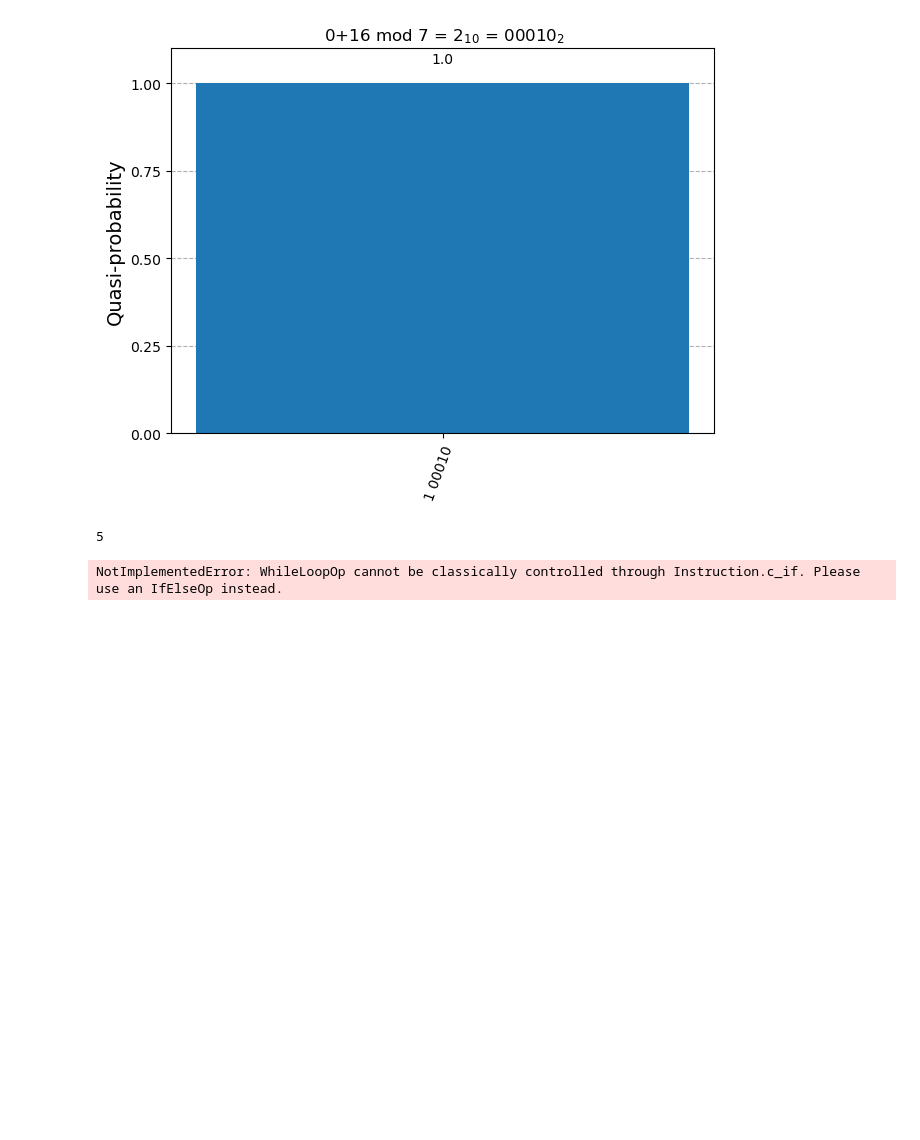
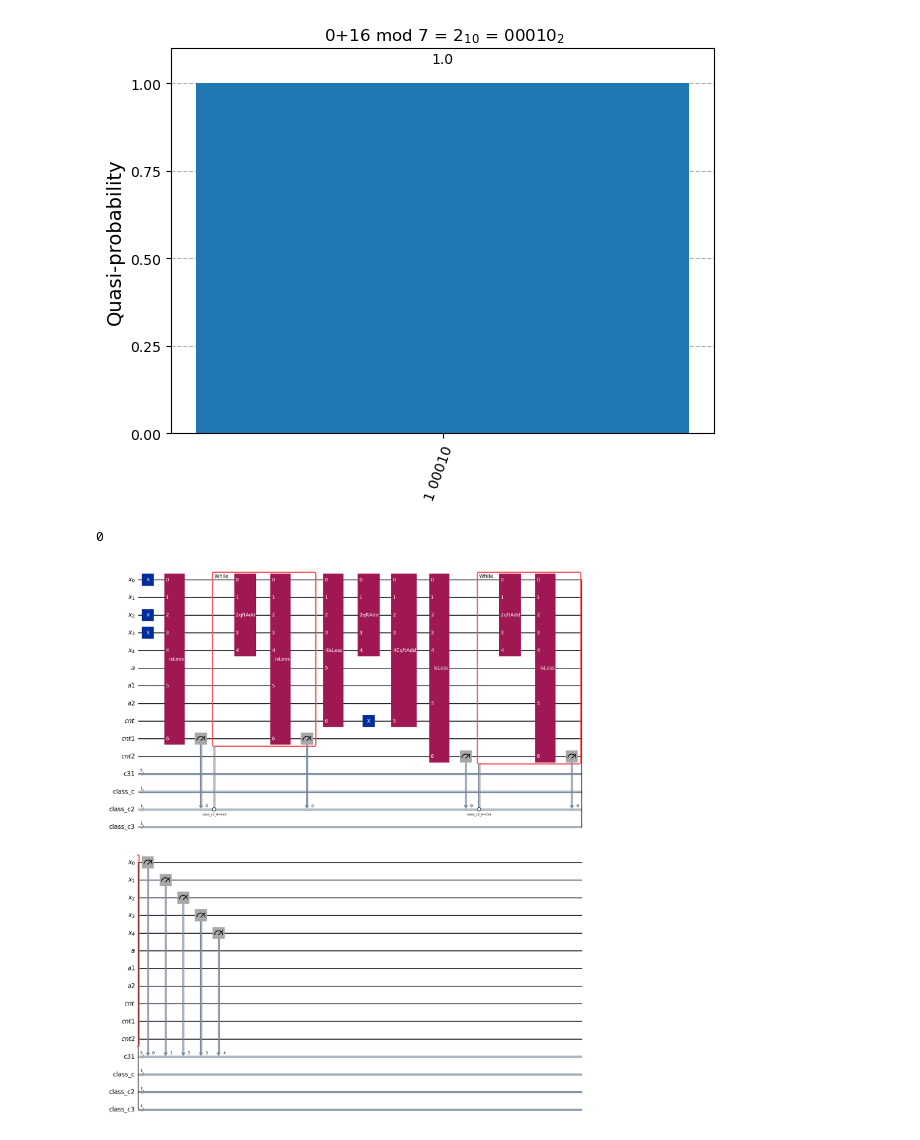
Before and after one commit to BenediktAuer/QC, a Jupyter notebook: Sheet 7/7.2 copy 2.ipynb, the cells around one changed output. Cells and saved outputs as stored; diff of their text form; code cells hidden in the pictures; blank space fills up the shorter version.

```diff
--- a/Sheet 7/7.2 copy 2.ipynb
+++ b/Sheet 7/7.2 copy 2.ipynb
@@ -174,17 +160,38 @@ sim(qc,AerSimulator(),100,0,xval,Nval,nval)
 [figure]
 # %%
 num =int(list(simGetCounts(qc,AerSimulator(),100))[0][-nval:],2)
+# %%
+def get_circuit(x_val,n_qubits):
+    x = QuantumRegister(n_qubits,'x')
+    a = QuantumRegister(1,'a')
+    a1 = QuantumRegister(1,'a1')
+    a2 = QuantumRegister(1,'a2')
+    c1 = QuantumRegister(1,'cnt')
+    c2 = QuantumRegister(1,'cnt1')
+    c3 = QuantumRegister(1,'cnt2')
+    clss_c1 = ClassicalRegister(1,'class_c')
+    clss_c2 = ClassicalRegister(1,'class_c2')
+    clss_c3 = ClassicalRegister(1,'class_c3')
+    clb = ClassicalRegister(n_qubits)
+    qc = QuantumCircuit(x,a,a1,a2,c1,c2,c3,clb,clss_c1,clss_c2,clss_c3)
+    for i in range(n_qubits):
+        if (x_val & (1 << i)):
+            qc.x(qc.qubits[i])
+    return qc
 # %%
 def addmodN(y_val,N,n_qubits):
     x = QuantumRegister(n_qubits,'x')
     a = QuantumRegister(1,'a')
     a1 = QuantumRegister(1,'a1')
     a2 = QuantumRegister(1,'a2')
-    c1 = QuantumRegister(1,'cnt')  # Classical bit to store the c1 measurement
-    c2 = QuantumRegister(1,'cnt1')  # Classical bit to store the c1 measurement
-    c3 = QuantumRegister(1,'cnt2')  # Classical bit to store the c1 measurement
-    qc = QuantumCircuit(x, a,a1,a2,c2, c1,c3,name ="x+y mod N")
-    qc =qc.compose(modN(N,n_qubits),[*x,*a1,*c2])
+    c1 = QuantumRegister(1,'cnt')
+    c2 = QuantumRegister(1,'cnt1')
+    c3 = QuantumRegister(1,'cnt2')
+    clss_c1 = ClassicalRegister(1,'class_c')
+    clss_c2 = ClassicalRegister(1,'class_c2')
+    clss_c3 = ClassicalRegister(1,'class_c3')
+    qc = QuantumCircuit(x, a,a1,a2, c1,c2,c3,clss_c1,clss_c2,clss_c3,name ="x+y mod N")
+    qc =qc.compose(modN(N,n_qubits),[*x,*a1,*c2],clss_c2)
 
     # without y mod N this code will work only for x+y<2N
     n_qubits_y = int(np.ceil(np.log2(y_val)+1))
@@ -195,27 +202,27 @@ def addmodN(y_val,N,n_qubits):
     qc.x(c1)
     qc.append(Cqft_adder(-N, c1,x), [*x,*c1])
 
-    # qc= qc.compose(modN(N,n_qubits),[*x,*a2,*c3])
+    qc= qc.compose(modN(N,n_qubits),[*x,*a2,*c3],clss_c2)
 
-    return qc.to_instruction()
+    return qc
 # %%
-x_val =8
-y_val = 5
-N_val=6
-n_qubits = int(np.ceil(np.log2(x_val)))
+x_val =13
+y_val = 7
+N_val=7
+n_qubits = int(np.ceil(np.log2(x_val)+1))
 # %%
 n_qubits_y = int(np.ceil(np.log2(y_val)+1))
 qcFory = modNWithoutCircuit(y_val,N_val,n_qubits_y)
 int(list(simGetCounts(qcFory,AerSimulator(),100))[0][-n_qubits:],2)
 # %% [output]
-5
+0
 # %%
 circuit = get_circuit(x_val,n_qubits)
-circuit.compose(addmodN(y_val,N=N_val,n_qubits=n_qubits),circuit.qubits[:])
+circuit.compose(addmodN(y_val,N=N_val,n_qubits=n_qubits),circuit.qubits[:],[*circuit.cregs[1],*circuit.cregs[2],*circuit.cregs[3]],inplace=True)
 
 circuit.measure(circuit.qregs[0][:],circuit.cregs[0][:n_qubits])
 # circuit.measure(circuit.qregs[1][0],circuit.cregs[0][-1])
 circuit.draw('mpl')
 # %% [output]
-NotImplementedError: WhileLoopOp cannot be classically controlled through Instruction.c_if. Please use an IfElseOp instead.
+[figure, added]
 # %%
```
Also changed, not shown: parts of 10 cells of this notebook.
